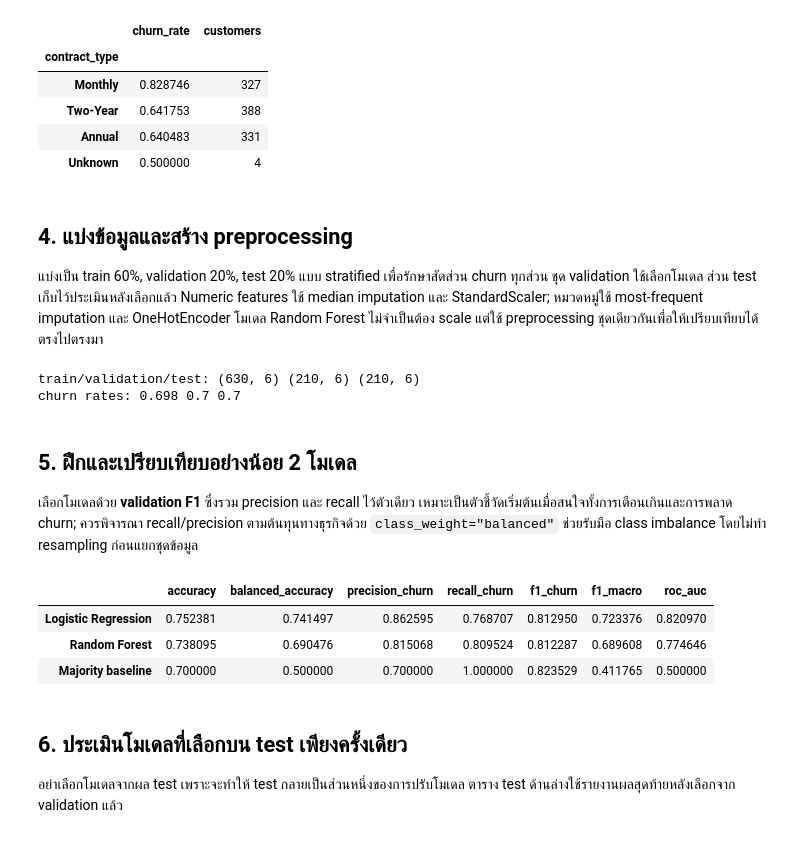
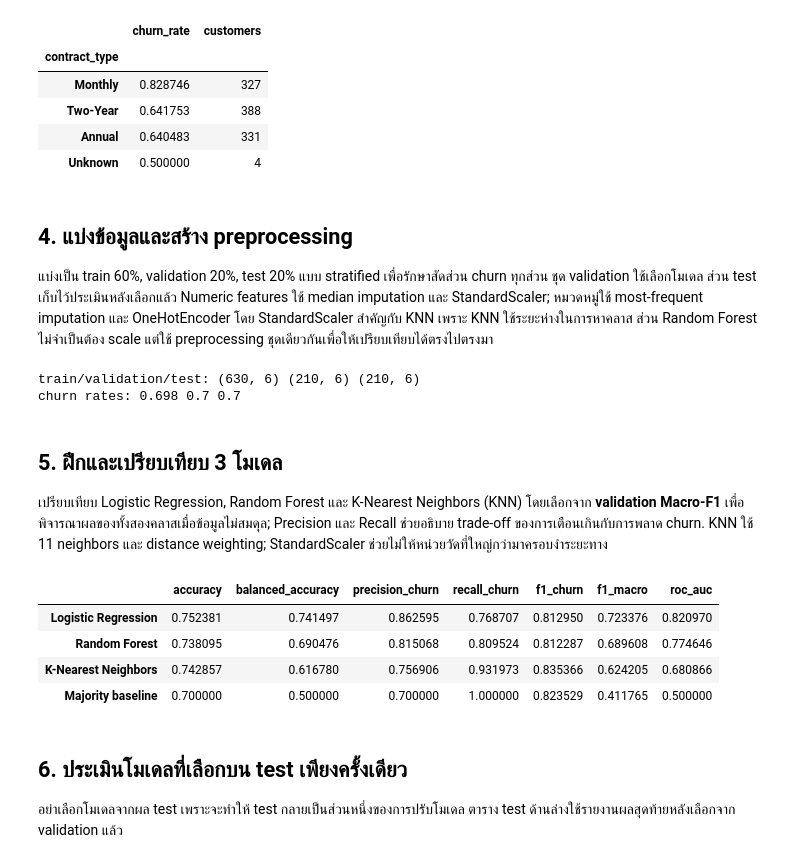
Before and after one commit to Nathapoom1/Customer_Churn, a Jupyter notebook: Customer_Churn/Customer_Churn.ipynb, the cells around one changed output. Saved outputs shown, nothing was run; the diff lists cells and outputs as text; code cells hidden in the pictures.

```diff
--- a/Customer_Churn/Customer_Churn.ipynb
+++ b/Customer_Churn/Customer_Churn.ipynb
@@ -189,7 +190,7 @@ display(contract_rate.rename(columns={"mean": "churn_rate", "count": "customers"
 # %% [markdown]
 ## 4. แบ่งข้อมูลและสร้าง preprocessing
 
-แบ่งเป็น train 60%, validation 20%, test 20% แบบ stratified เพื่อรักษาสัดส่วน churn ทุกส่วน ชุด validation ใช้เลือกโมเดล ส่วน test เก็บไว้ประเมินหลังเลือกแล้ว Numeric features ใช้ median imputation และ StandardScaler; หมวดหมู่ใช้ most-frequent imputation และ OneHotEncoder โมเดล Random Forest ไม่จำเป็นต้อง scale แต่ใช้ preprocessing ชุดเดียวกันเพื่อให้เปรียบเทียบได้ตรงไปตรงมา
+ แบ่งเป็น train 60%, validation 20%, test 20% แบบ stratified เพื่อรักษาสัดส่วน churn ทุกส่วน ชุด validation ใช้เลือกโมเดล ส่วน test เก็บไว้ประเมินหลังเลือกแล้ว Numeric features ใช้ median imputation และ StandardScaler; หมวดหมู่ใช้ most-frequent imputation และ OneHotEncoder โดย StandardScaler สำคัญกับ KNN เพราะ KNN ใช้ระยะห่างในการหาคลาส ส่วน Random Forest ไม่จำเป็นต้อง scale แต่ใช้ preprocessing ชุดเดียวกันเพื่อให้เปรียบเทียบได้ตรงไปตรงมา
 # %%
 FEATURES = num_cols + ["contract_type"]  # จงใจไม่รวม customer_id
 X = df[FEATURES].copy()
@@ -212,41 +213,44 @@ preprocessor = ColumnTransformer([("numeric", numeric_pipe, num_cols),
 train/validation/test: (630, 6) (210, 6) (210, 6)
 churn rates: 0.698 0.7 0.7
 # %% [markdown]
-## 5. ฝึกและเปรียบเทียบอย่างน้อย 2 โมเดล
+## 5. ฝึกและเปรียบเทียบ 3 โมเดล
 
-เลือกโมเดลด้วย **validation F1** ซึ่งรวม precision และ recall ไว้ตัวเดียว เหมาะเป็นตัวชี้วัดเริ่มต้นเมื่อสนใจทั้งการเตือนเกินและการพลาด churn; ควรพิจารณา recall/precision ตามต้นทุนทางธุรกิจด้วย `class_weight="balanced"` ช่วยรับมือ class imbalance โดยไม่ทำ resampling ก่อนแยกชุดข้อมูล
+ เปรียบเทียบ Logistic Regression, Random Forest และ K-Nearest Neighbors (KNN) โดยเลือกจาก **validation Macro-F1** เพื่อพิจารณาผลของทั้งสองคลาสเมื่อข้อมูลไม่สมดุล; Precision และ Recall ช่วยอธิบาย trade-off ของการเตือนเกินกับการพลาด churn. KNN ใช้ 11 neighbors และ distance weighting; StandardScaler ช่วยไม่ให้หน่วยวัดที่ใหญ่กว่ามาครอบงำระยะทาง
 # %%
 models = {
     "Logistic Regression": Pipeline([("prep", preprocessor),
         ("model", LogisticRegression(max_iter=2000, class_weight="balanced", random_state=RANDOM_STATE))]),
     "Random Forest": Pipeline([("prep", preprocessor),
         ("model", RandomForestClassifier(n_estimators=400, min_samples_leaf=2,
             class_weight="balanced", random_state=RANDOM_STATE, n_jobs=-1))]),
+    "K-Nearest Neighbors": Pipeline([("prep", preprocessor),
+        ("model", KNeighborsClassifier(n_neighbors=11, weights="distance"))]),
 }
 
 def score_model(model, X_part, y_part):
     pred = model.predict(X_part)
     proba = model.predict_proba(X_part)[:, 1] if hasattr(model, "predict_proba") else None
     return {"accuracy": accuracy_score(y_part, pred),
             "balanced_accuracy": balanced_accuracy_score(y_part, pred),
             "precision_churn": precision_score(y_part, pred, zero_division=0),
             "recall_churn": recall_score(y_part, pred, zero_division=0),
             "f1_churn": f1_score(y_part, pred, zero_division=0),
             "f1_macro": f1_score(y_part, pred, average="macro", zero_division=0),
             "roc_auc": roc_auc_score(y_part, proba) if proba is not None else np.nan}
 
 for name, pipeline in models.items():
     pipeline.fit(X_train, y_train)
 
 baseline = DummyClassifier(strategy="most_frequent")
 baseline.fit(X_train, y_train)
 validation_results = pd.DataFrame({name: score_model(m, X_valid, y_valid) for name, m in models.items()}).T
 validation_results.loc["Majority baseline"] = score_model(baseline, X_valid, y_valid)
 validation_results.sort_values("f1_macro", ascending=False)
 # %% [output]
 |  | accuracy | balanced_accuracy | precision_churn | recall_churn | f1_churn | f1_macro | roc_auc |
 | Logistic Regression | 0.752381 | 0.741497 | 0.862595 | 0.768707 | 0.812950 | 0.723376 | 0.820970 |
 | Random Forest | 0.738095 | 0.690476 | 0.815068 | 0.809524 | 0.812287 | 0.689608 | 0.774646 |
+| K-Nearest Neighbors | 0.742857 | 0.616780 | 0.756906 | 0.931973 | 0.835366 | 0.624205 | 0.680866 |
 | Majority baseline | 0.700000 | 0.500000 | 0.700000 | 1.000000 | 0.823529 | 0.411765 | 0.500000 |
 # %% [markdown]
 ## 6. ประเมินโมเดลที่เลือกบน test เพียงครั้งเดียว
```
Also changed, not shown: parts of 2 cells of this notebook, 2 other files.
